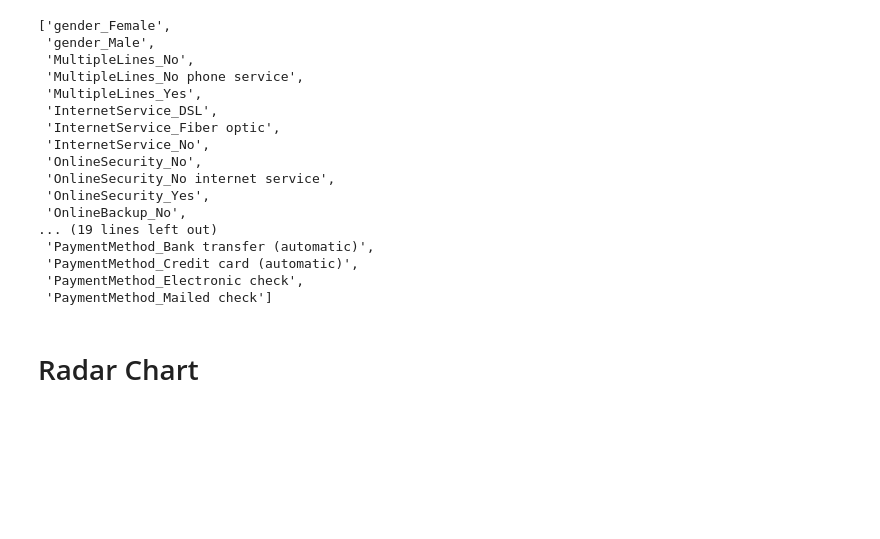
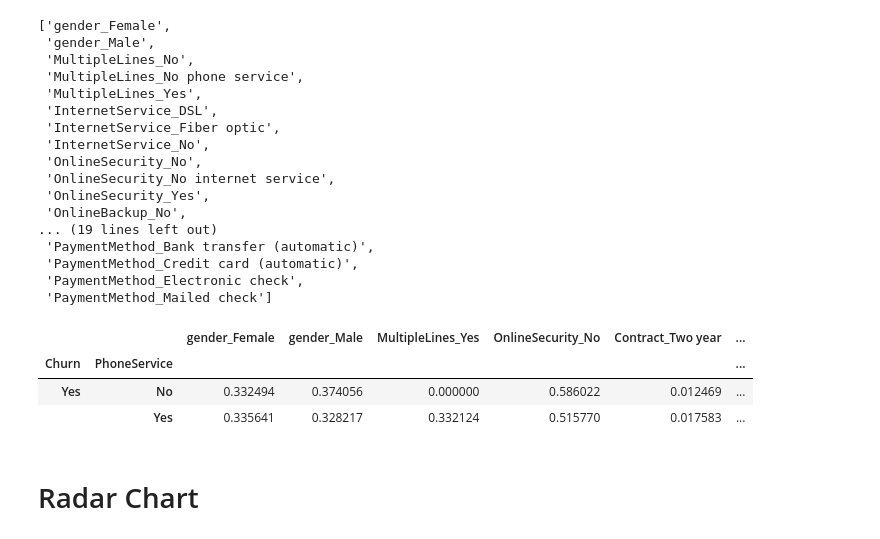
Before and after one commit to Chvava11/Bi_project_customer_churn, a Jupyter notebook: Vanessa's Bi Project.ipynb, the cells around one changed output. Saved outputs shown, nothing was run; the diff lists cells and outputs as text; code cells hidden in the pictures; blank space fills up the shorter version.

```diff
--- a/Vanessa's Bi Project.ipynb
+++ b/Vanessa's Bi Project.ipynb
@@ -903,6 +903,13 @@ group_profil=group_profil[v]
 from sklearn import preprocessing
 values = preprocessing.normalize(group_profil )
 group_profil[v] = values
+# %%
+group_profil
+# %% [output]
+|  |  | gender_Female | gender_Male | MultipleLines_Yes | OnlineSecurity_No | Contract_Two year | ... |
+| Churn | PhoneService |  |  |  |  |  | ... |
+| Yes | No | 0.332494 | 0.374056 | 0.000000 | 0.586022 | 0.012469 | ... |
+|  | Yes | 0.335641 | 0.328217 | 0.332124 | 0.515770 | 0.017583 | ... |
 # %% [markdown]
  # Radar Chart
 # %%
```
